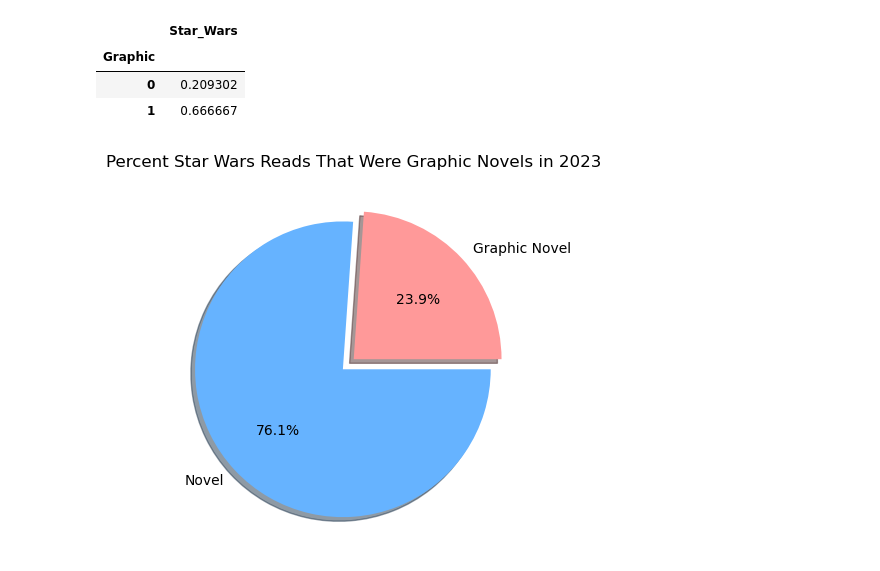
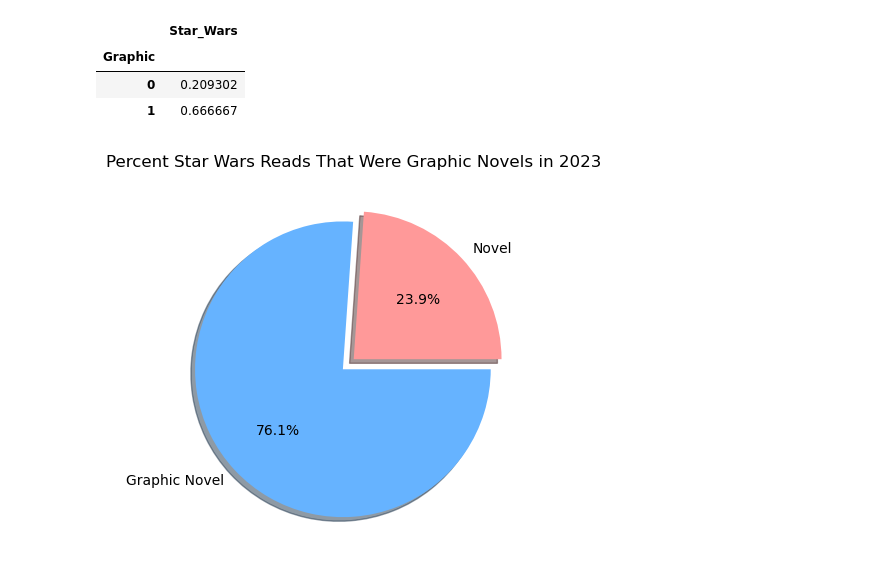
Before and after one commit to sclarksienki/Read_2023, a Jupyter notebook: Read_2023.ipynb, the cells around one changed output. Saved outputs shown, nothing was run; the diff lists cells and outputs as text; code cells hidden in the pictures.

Commit message:
Fixed labels

```diff
--- a/Read_2023.ipynb
+++ b/Read_2023.ipynb
@@ -98,12 +98,12 @@ read_2023.pivot_table('Star_Wars', index='Graphic')
 | 0 | 0.209302 |
 | 1 | 0.666667 |
 # %%
-labels = ['Graphic Novel', 'Novel']
+labels = ['Novel', 'Graphic Novel']
 colors = ['#ff9999','#66b3ff']
 star_wars_graphic = read_2023.pivot_table('Star_Wars', index='Graphic')
 
 plt.title('Percent Star Wars Reads That Were Graphic Novels in 2023')
 plt.pie(star_wars_graphic['Star_Wars'], explode = (0, 0.1), shadow=True, labels=labels, colors=colors, autopct='%1.1f%%')
 plt.show()
 # %% [output]
-[figure, old version]
+[figure, new version]
```
Also changed, not shown: parts of 1 cell of this notebook, 3 other files.
